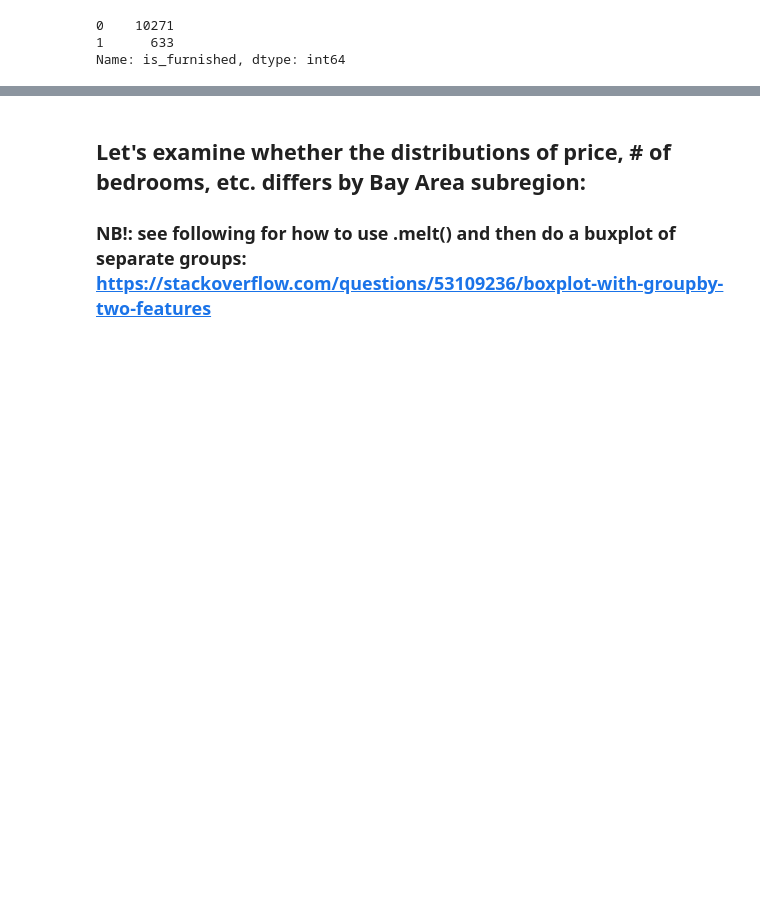
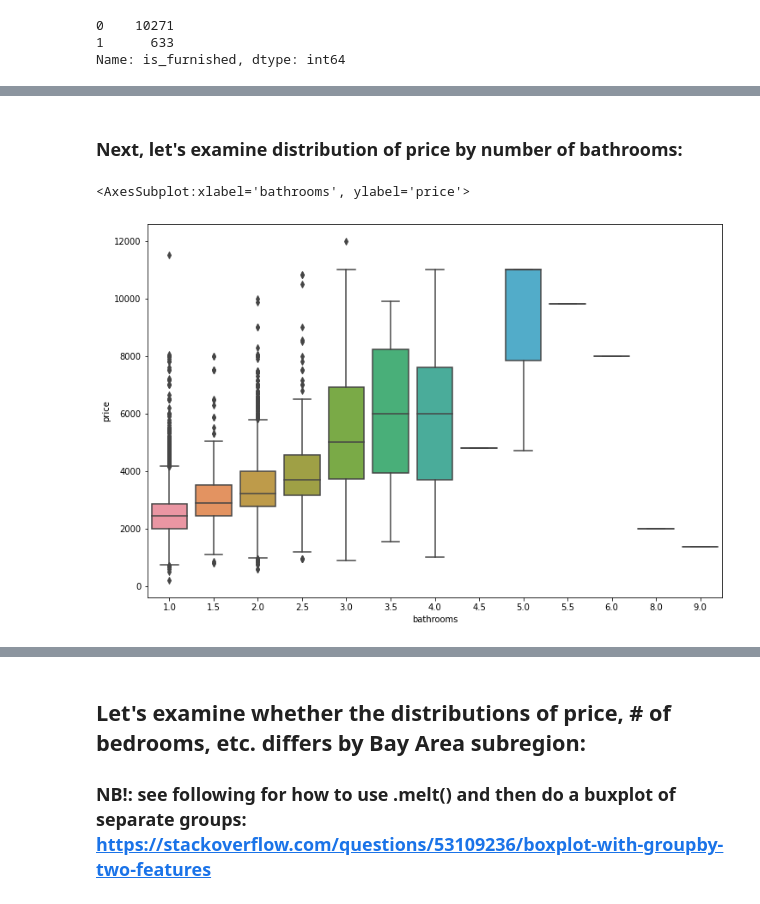
Before and after one commit to Kallen113/craigslist-webcrawler-and-rental-data-analysis, a Jupyter notebook: data_analysis/data_analysis.ipynb, the cells around one changed output, grey strips where cells are left out. Saved outputs shown, nothing was run; the diff lists cells and outputs as text; code cells hidden in the pictures; blank space fills up the shorter version.

```diff
--- a/data_analysis/data_analysis.ipynb
+++ b/data_analysis/data_analysis.ipynb
@@ -201,0 +347,11 @@ Name: is_furnished, dtype: int64
+# %%
+# remove listings that are very likely posted with incorrect number of bedrooms
+def delete_listings_with_incorrect_bedroom_and_price_vals(df):
+    """Remove apartment property type that have suspiciously low rental prices and an absurdly high number of bedrooms: namely--6 or more bedrooms."""
+    # remove listings that are of apt type, have 6+ bedrooms, and have rental price < $3,500
+    return df.loc[~((df.bedrooms>5) & (df.price < 3500))]
+
+#filter data
+df = delete_listings_with_incorrect_bedroom_and_price_vals(df)
+# sanity check
+df.bedrooms.value_counts()  # NB: there should be fewer listings with > 5 bedrooms
@@ -201,0 +368,9 @@ Name: is_furnished, dtype: int64
+# %% [markdown]
+
+### Next, let's examine distribution of price by number of bathrooms:
+# %%
+# bathrooms wrt prices and subregion boxplot
+boxplot_with_y_var_and_hue(df, "bathrooms", "price", None)
+# %% [output]
+<AxesSubplot:xlabel='bathrooms', ylabel='price'>
+[figure, added]
```
Also changed, not shown: parts of 107 cells of this notebook, 8 other files.
